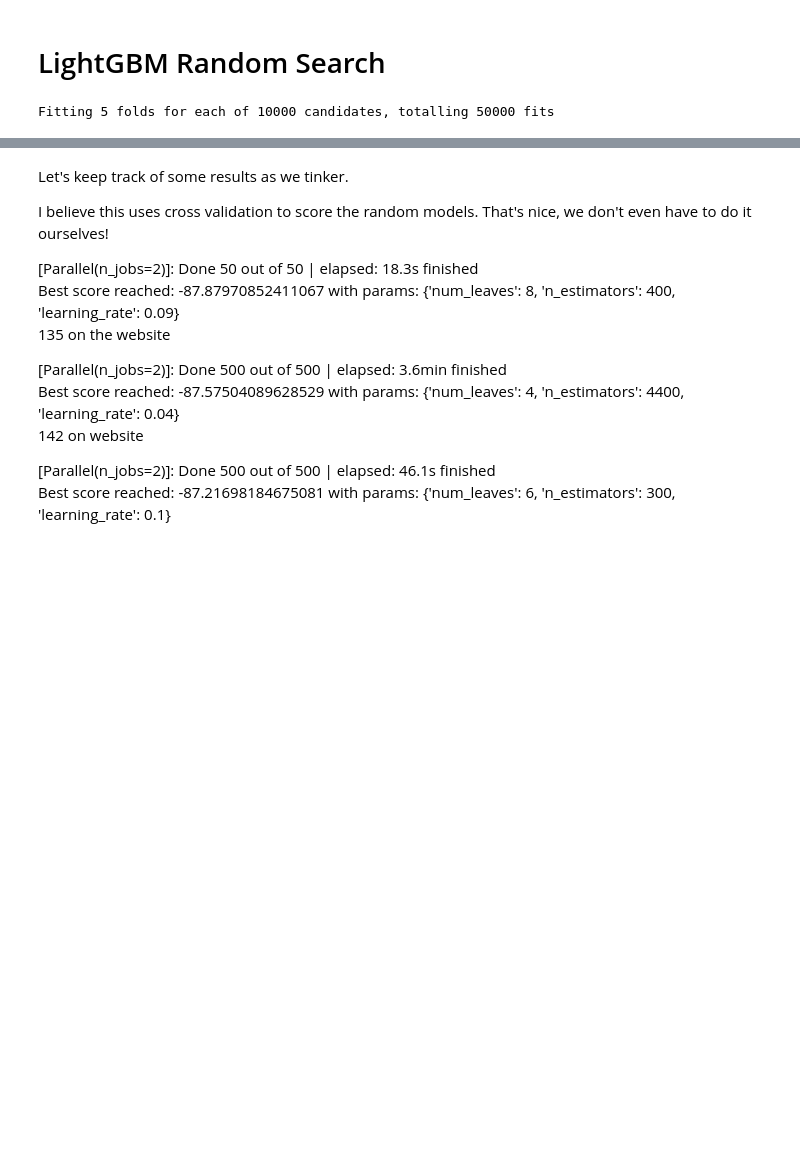
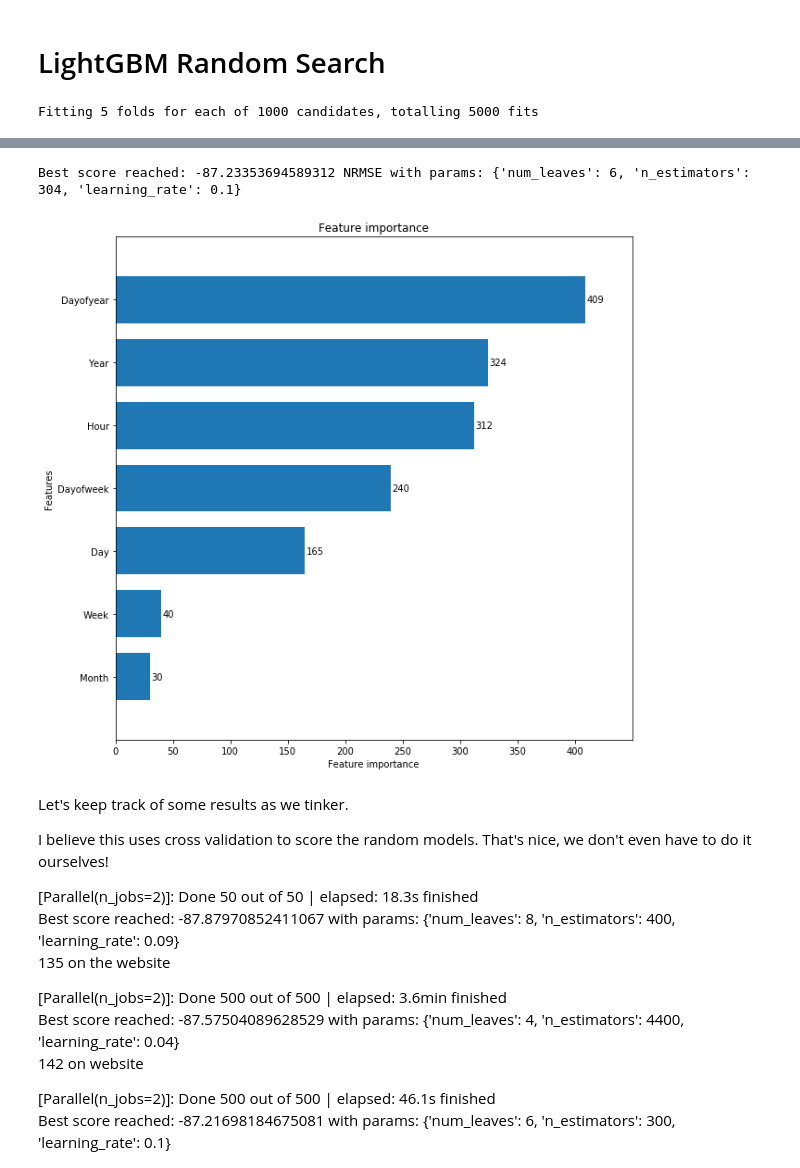
Before and after one commit to evan-freeman/data-science, a Jupyter notebook: Time Series Datahack.ipynb, the cells around one changed output, grey strips where cells are left out. Cells and saved outputs as stored; diff of their text form; code cells hidden in the pictures; blank space fills up the shorter version.

```diff
--- a/Time Series Datahack.ipynb
+++ b/Time Series Datahack.ipynb
@@ -376,7 +376,7 @@ y_data = data.loc[:, 'Count']
 param_test = {
                 'num_leaves': range(2, 20),
                 'learning_rate': [.01, .02, .03, .04, .05, .06, .07, .08, .09, .1],
-                'n_estimators' : range(100, 5000, 1),
+                'n_estimators' : range(100, 1000, 1),
 #                'min_child_samples': range(100, 500),
 #              'min_child_weight': [1e-5, 1e-3, 1e-2, 1e-1, 1, 1e1, 1e2, 1e3, 1e4],
 #              'subsample': (.2, .3, .4, .5, .6, .7, .8),
@@ -387,7 +387,7 @@ param_test = {
 
 
 # Here we define the number of iterations for each of our random searches
-num_iter = 10000
+num_iter = 1000
 
 
 model = lgb.LGBMRegressor(silent=True, n_jobs=3, verbose = -1)
@@ -426,5 +426,5 @@ output.to_csv(f'{filepath}submit2.csv',index=False, header =1)
 lgb.plot_importance(model, height = .75, figsize = (10, 10), grid = False)
 plt.show()
 # %% [output]
-Fitting 5 folds for each of 10000 candidates, totalling 50000 fits
+Fitting 5 folds for each of 1000 candidates, totalling 5000 fits
 [Parallel(n_jobs=2)]: Using backend LokyBackend with 2 concurrent workers.
@@ -435,3 +440,5 @@ Fitting 5 folds for each of 10000 candidates, totalling 50000 fits
+Best score reached: -87.23353694589312 NRMSE with params: {'num_leaves': 6, 'n_estimators': 304, 'learning_rate': 0.1}
+[figure, added]
 # %% [markdown]
 Let's keep track of some results as we tinker.
 
```
Also changed, not shown: parts of 6 cells of this notebook.
